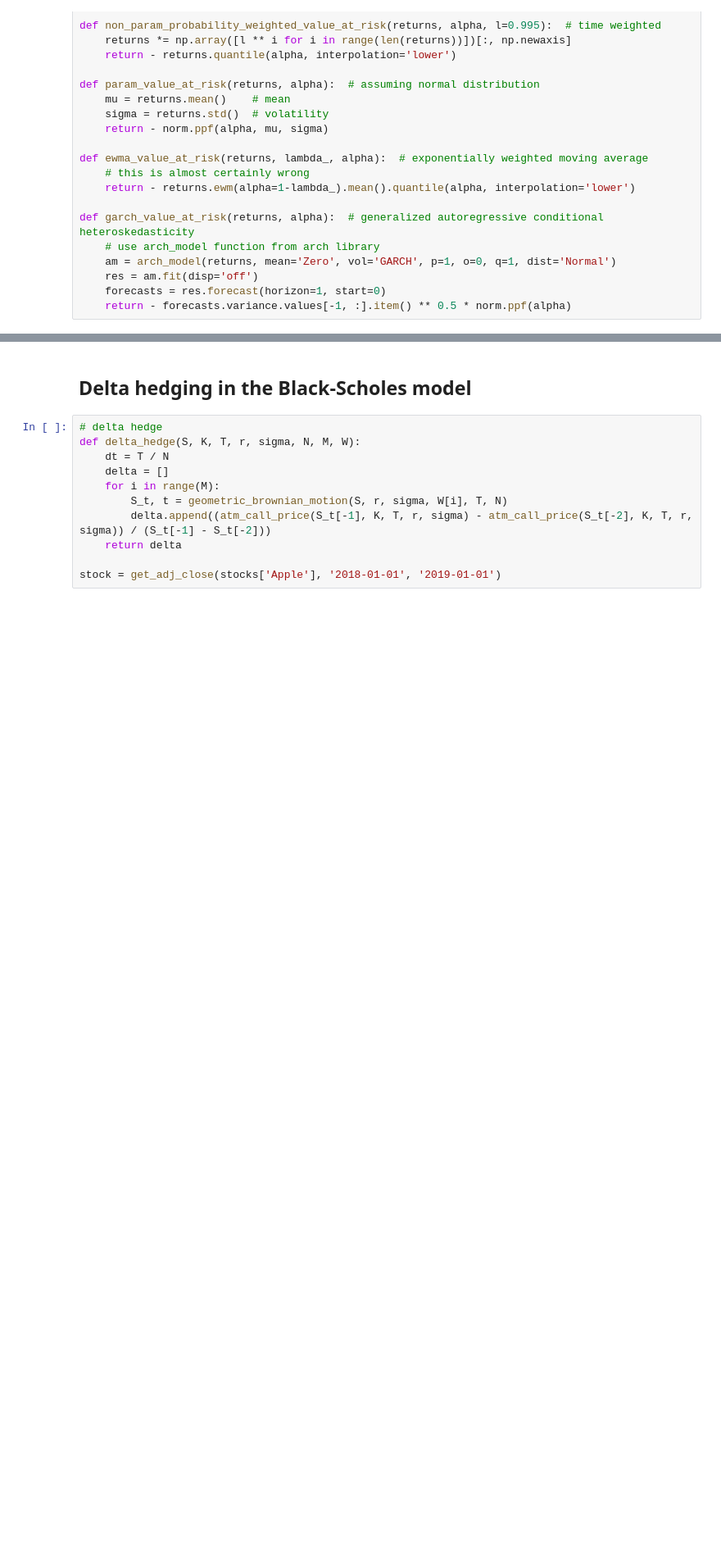
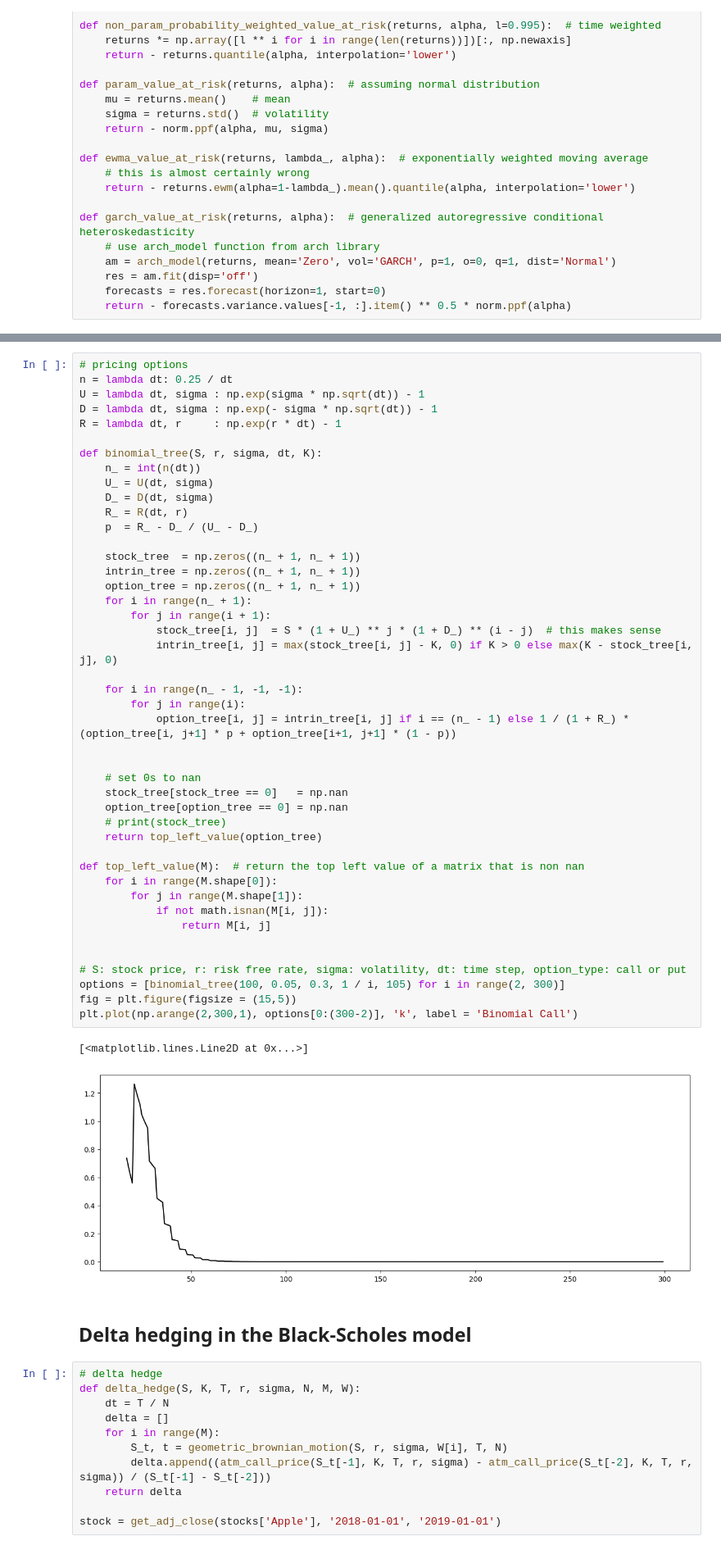
Before and after one commit to syrkis/finfun, a Jupyter notebook: notebook.ipynb, the cells around one changed output, grey strips where cells are left out. Shown at 82% size. Cells and saved outputs as stored; diff of their text form; blank space fills up the shorter version.

```diff
--- a/notebook.ipynb
+++ b/notebook.ipynb
@@ -105,3 +123,50 @@ stock = portfolio[stocks['Apple']]
+# %%
+# pricing options
+n = lambda dt: 0.25 / dt
+U = lambda dt, sigma : np.exp(sigma * np.sqrt(dt)) - 1
+D = lambda dt, sigma : np.exp(- sigma * np.sqrt(dt)) - 1
+R = lambda dt, r     : np.exp(r * dt) - 1
+
+def binomial_tree(S, r, sigma, dt, K):
+    n_ = int(n(dt))
+    U_ = U(dt, sigma)
+    D_ = D(dt, sigma)
+    R_ = R(dt, r)
+    p  = R_ - D_ / (U_ - D_)
+
+    stock_tree  = np.zeros((n_ + 1, n_ + 1))
+    intrin_tree = np.zeros((n_ + 1, n_ + 1))
+    option_tree = np.zeros((n_ + 1, n_ + 1))
+    for i in range(n_ + 1):
+        for j in range(i + 1):
+            stock_tree[i, j]  = S * (1 + U_) ** j * (1 + D_) ** (i - j)  # this makes sense
+            intrin_tree[i, j] = max(stock_tree[i, j] - K, 0) if K > 0 else max(K - stock_tree[i, j], 0)
+
+    for i in range(n_ - 1, -1, -1):
+        for j in range(i):
+            option_tree[i, j] = intrin_tree[i, j] if i == (n_ - 1) else 1 / (1 + R_) * (option_tree[i, j+1] * p + option_tree[i+1, j+1] * (1 - p))
+
+
+    # set 0s to nan
+    stock_tree[stock_tree == 0]   = np.nan
+    option_tree[option_tree == 0] = np.nan
+    # print(stock_tree)
+    return top_left_value(option_tree)
+
+def top_left_value(M):  # return the top left value of a matrix that is non nan
+    for i in range(M.shape[0]):
+        for j in range(M.shape[1]):
+            if not math.isnan(M[i, j]):
+                return M[i, j]
+
+
+# S: stock price, r: risk free rate, sigma: volatility, dt: time step, option_type: call or put
+options = [binomial_tree(100, 0.05, 0.3, 1 / i, 105) for i in range(2, 300)]
+fig = plt.figure(figsize = (15,5))
+plt.plot(np.arange(2,300,1), options[0:(300-2)], 'k', label = 'Binomial Call')
+# %% [output]
+[<matplotlib.lines.Line2D at 0x...>]
+[figure, added]
 # %% [markdown]
 ## Delta hedging in the Black-Scholes model
 # %%
```
Also changed, not shown: parts of 15 cells of this notebook.
